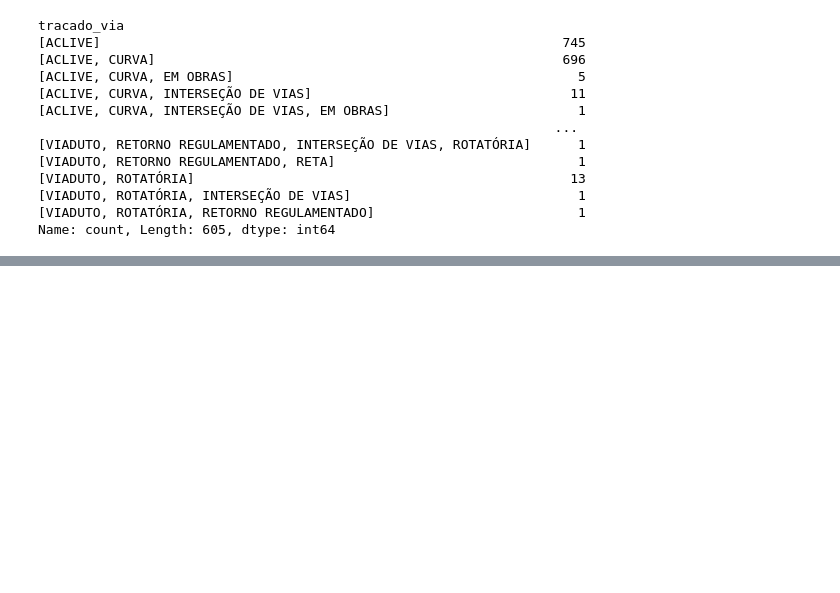
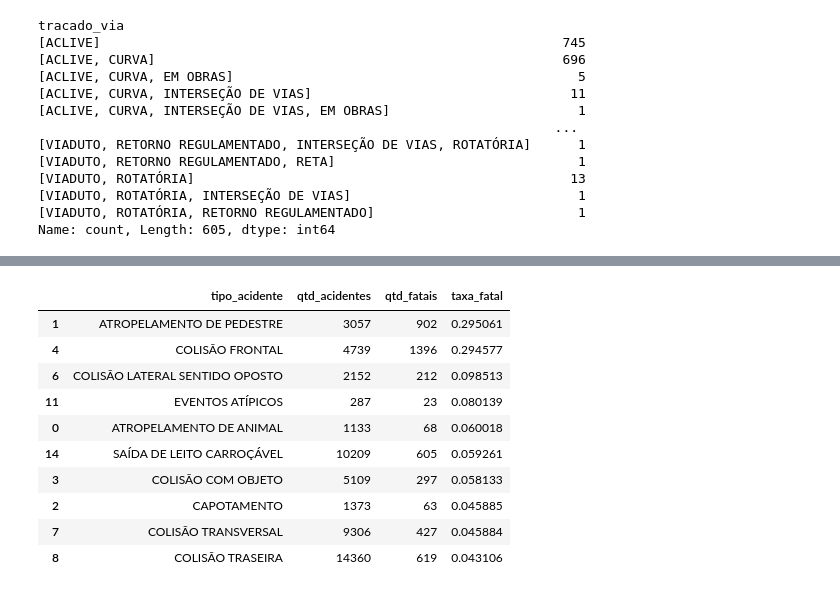
Before and after one commit to andrezlucas/FAP-2026-AnaliseDados, a Jupyter notebook: Projeto_PRF/notebooks/modulo04.ipynb, the cells around one changed output, grey strips where cells are left out. Drawn from its saved outputs; the diff is of its cells as text; code cells hidden in the pictures; blank space fills up the shorter version.

```diff
--- a/Projeto_PRF/notebooks/modulo04.ipynb
+++ b/Projeto_PRF/notebooks/modulo04.ipynb
@@ -507,0 +577,23 @@ df.head()
+# %%
+def taxa_fatal_por_categoria(base, coluna, min_registros=30):
+    tab = base.groupby(coluna).agg(
+    qtd_acidentes=("acidente_fatal","size"),
+    qtd_fatais=("acidente_fatal","sum"),
+    taxa_fatal=("acidente_fatal","mean")
+    ).reset_index()
+    tab = tab[tab["qtd_acidentes"] >= min_registros]
+    return tab.sort_values("taxa_fatal", ascending=False)
+
+display(taxa_fatal_por_categoria(df, "tipo_acidente",min_registros=30).head(10))
+# %% [output]
+|  | tipo_acidente | qtd_acidentes | qtd_fatais | taxa_fatal |
+| 1 | ATROPELAMENTO DE PEDESTRE | 3057 | 902 | 0.295061 |
+| 4 | COLISÃO FRONTAL | 4739 | 1396 | 0.294577 |
+| 6 | COLISÃO LATERAL SENTIDO OPOSTO | 2152 | 212 | 0.098513 |
+| 11 | EVENTOS ATÍPICOS | 287 | 23 | 0.080139 |
+| 0 | ATROPELAMENTO DE ANIMAL | 1133 | 68 | 0.060018 |
+| 14 | SAÍDA DE LEITO CARROÇÁVEL | 10209 | 605 | 0.059261 |
+| 3 | COLISÃO COM OBJETO | 5109 | 297 | 0.058133 |
+| 2 | CAPOTAMENTO | 1373 | 63 | 0.045885 |
+| 7 | COLISÃO TRANSVERSAL | 9306 | 427 | 0.045884 |
+| 8 | COLISÃO TRASEIRA | 14360 | 619 | 0.043106 |
```
Also changed, not shown: parts of 13 cells of this notebook, 3 other files.
